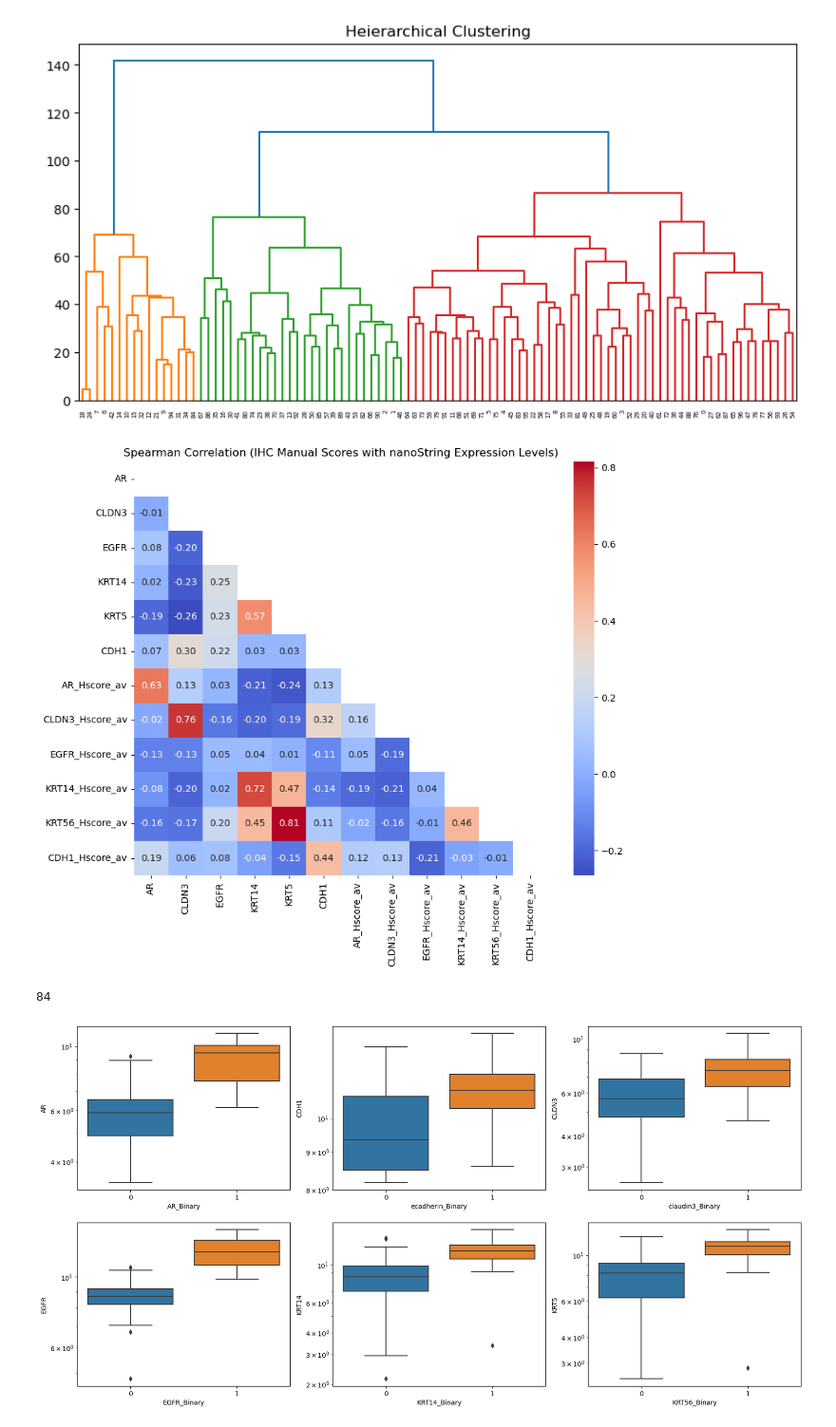
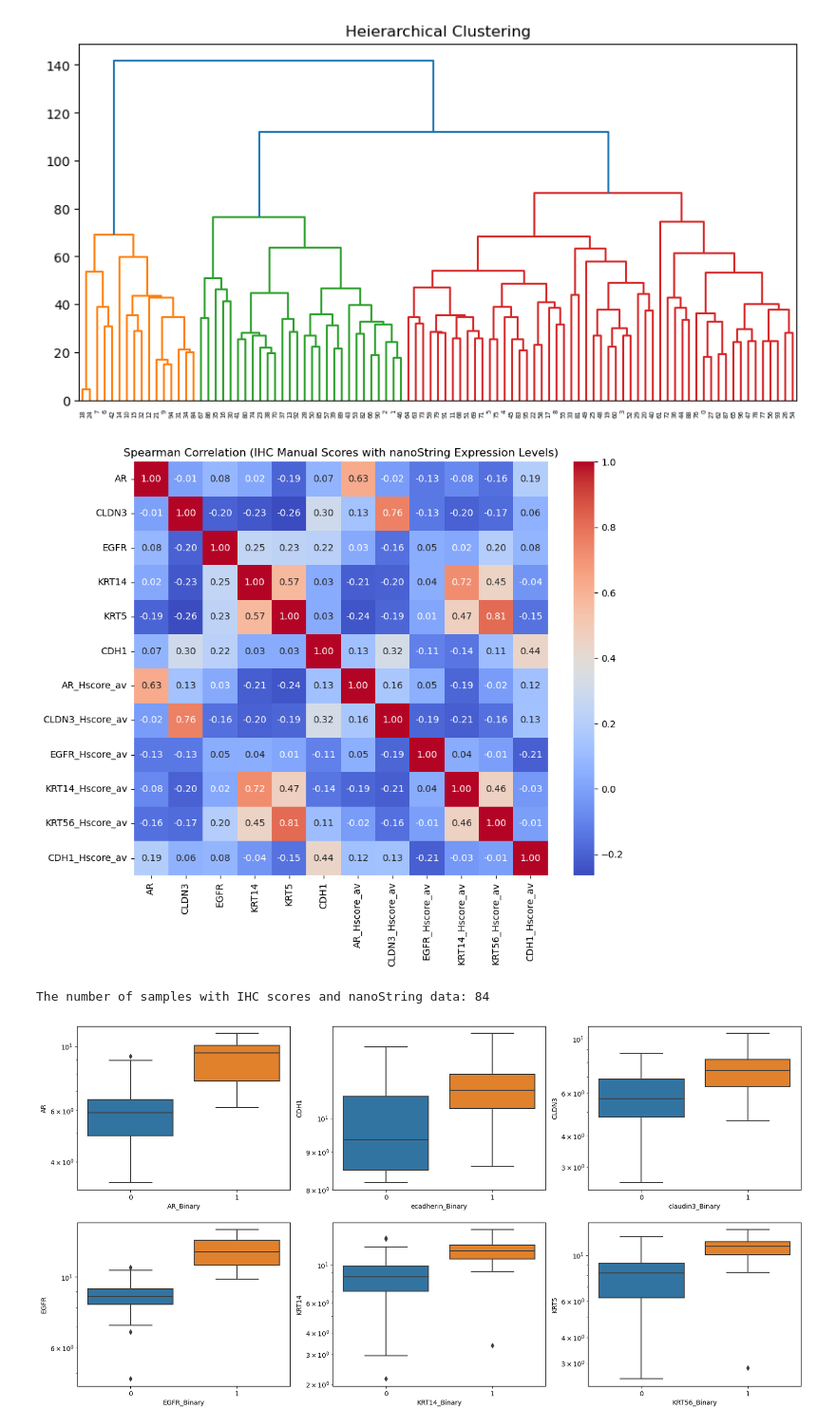
Before and after one commit to Rawanrb/nanoString, a Jupyter notebook: gene_expression_levels_analysis.ipynb, the cells around one changed output. Shown at 95% size. Drawn from its saved outputs; the diff is of its cells as text; code cells hidden in the pictures.

```diff
--- a/gene_expression_levels_analysis.ipynb
+++ b/gene_expression_levels_analysis.ipynb
@@ -226,27 +257,25 @@ IHC_manual_annotation_nanoString_related_genes = merge_two_datasets(nanoString_d
 # %%
 # Calculate Spearman correlation matrix
 corr_matrix = IHC_manual_annotation_nanoString_related_genes.corr(method='spearman')
 
 # Create a mask for the upper triangle
-mask = np.triu(np.ones_like(corr_matrix, dtype=bool))
+#mask = np.triu(np.ones_like(corr_matrix, dtype=bool))
 
 # Create a heatmap with only the lower triangular part
 plt.figure(figsize=(10, 8))
-sns.heatmap(corr_matrix, annot=True, cmap='coolwarm', fmt=".2f", square=True, mask=mask)
+sns.heatmap(corr_matrix, annot=True, cmap='coolwarm', fmt=".2f", square=True)  #, mask=mask)
 plt.title('Spearman Correlation (IHC Manual Scores with nanoString Expression Levels)')
 plt.savefig('plots/IHC_nanoString_Spearman.png')
 plt.show()
 # %% [output]
-[figure, old version]
+[figure, new version]
-# %%
-columns_nanoString = ['ID', 'AR', 'CDH1', 'CLDN3', 'EGFR', 'KRT14', 'KRT5']
-nanoString_data_IHC = nanoString_data[columns_nanoString]
-
-IHC_binary_annotation_nanoString_related_genes = merge_two_datasets(nanoString_data_IHC, TMA_binary)
-
-print(len(IHC_binary_annotation_nanoString_related_genes))
-# %% [output]
-84
+# %%
+# perform the merge with binary classification IHC based for all the IHC genes
+IHC_binary_annotation_nanoString_related_genes = merge_two_datasets(nanoString_data_IHC, TMA_binary)
+print(
+    f"\nThe number of samples with IHC scores and nanoString data: {len(IHC_binary_annotation_nanoString_related_genes):.0f}")
+# %% [output]
+The number of samples with IHC scores and nanoString data: 84
 # %%
 # Create a boxplot of different variables side by side
 plt.figure(figsize=(20, 10))
```
Also changed, not shown: parts of 34 cells of this notebook.
